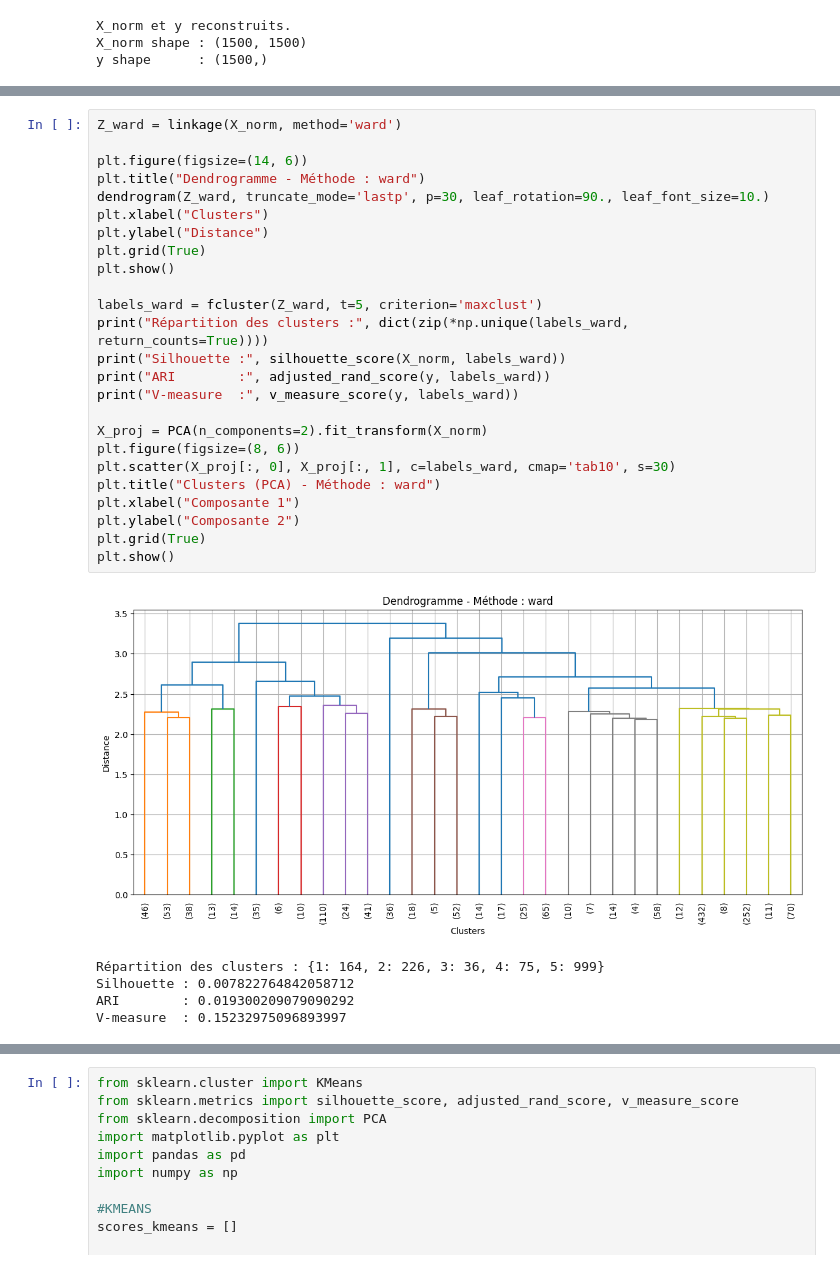
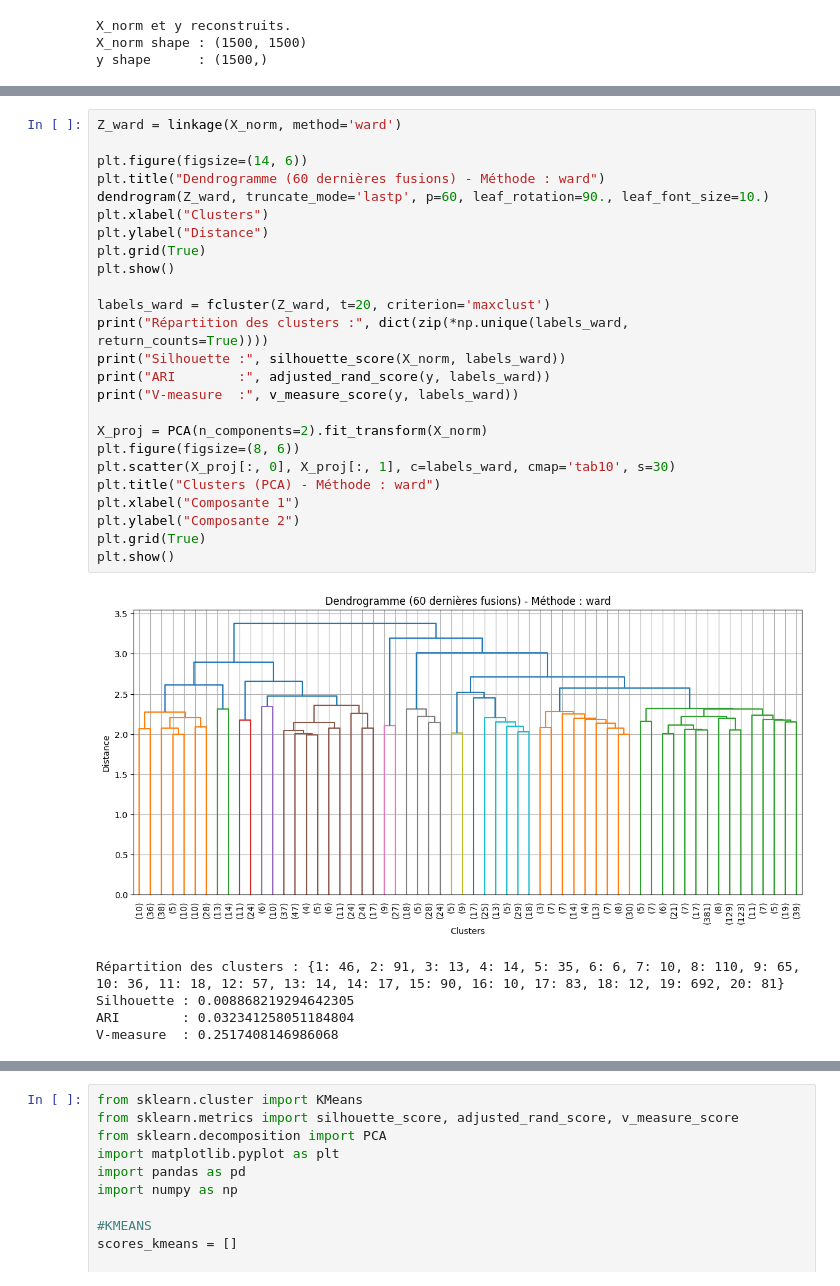
Before and after one commit to yarak4/Sciences-de-donnees, a Jupyter notebook: projet-merged.ipynb, the cells around one changed output, grey strips where cells are left out. Cells and saved outputs as stored; diff of their text form.

```diff
--- a/projet-merged.ipynb
+++ b/projet-merged.ipynb
@@ -435,31 +433,31 @@ V-measure  : 0.009788906478538167
 # %%
 Z_ward = linkage(X_norm, method='ward')
 
 plt.figure(figsize=(14, 6))
-plt.title("Dendrogramme - Méthode : ward")
-dendrogram(Z_ward, truncate_mode='lastp', p=30, leaf_rotation=90., leaf_font_size=10.)
+plt.title("Dendrogramme (60 dernières fusions) - Méthode : ward")
+dendrogram(Z_ward, truncate_mode='lastp', p=60, leaf_rotation=90., leaf_font_size=10.)
 plt.xlabel("Clusters")
 plt.ylabel("Distance")
 plt.grid(True)
 plt.show()
 
-labels_ward = fcluster(Z_ward, t=5, criterion='maxclust')
+labels_ward = fcluster(Z_ward, t=20, criterion='maxclust')
 print("Répartition des clusters :", dict(zip(*np.unique(labels_ward, return_counts=True))))
 print("Silhouette :", silhouette_score(X_norm, labels_ward))
 print("ARI        :", adjusted_rand_score(y, labels_ward))
 print("V-measure  :", v_measure_score(y, labels_ward))
 
 X_proj = PCA(n_components=2).fit_transform(X_norm)
 plt.figure(figsize=(8, 6))
 plt.scatter(X_proj[:, 0], X_proj[:, 1], c=labels_ward, cmap='tab10', s=30)
 plt.title("Clusters (PCA) - Méthode : ward")
 plt.xlabel("Composante 1")
 plt.ylabel("Composante 2")
 plt.grid(True)
 plt.show()
 # %% [output]
-[figure, old version]
+[figure, new version]
-Répartition des clusters : {1: 164, 2: 226, 3: 36, 4: 75, 5: 999}
-Silhouette : 0.007822764842058712
-ARI        : 0.019300209079090292
-V-measure  : 0.15232975096893997
+Répartition des clusters : {1: 46, 2: 91, 3: 13, 4: 14, 5: 35, 6: 6, 7: 10, 8: 110, 9: 65, 10: 36, 11: 18, 12: 57, 13: 14, 14: 17, 15: 90, 16: 10, 17: 83, 18: 12, 19: 692, 20: 81}
+Silhouette : 0.008868219294642305
+ARI        : 0.032341258051184804
+V-measure  : 0.2517408146986068
```
Also changed, not shown: parts of 8 cells of this notebook.
